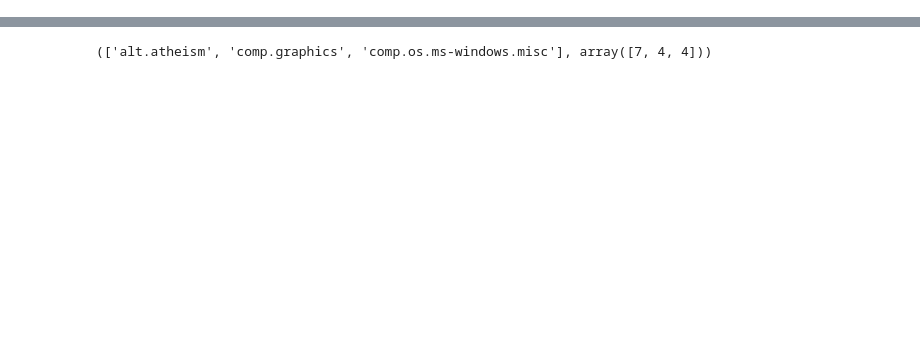
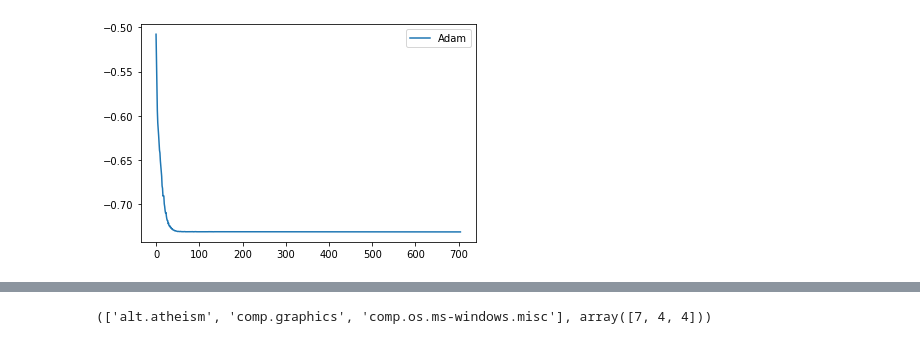
Before and after one commit to mattilyra/pydatanyc_2019, a Jupyter notebook: Part01_prerequisites.ipynb, the cells around one changed output, grey strips where cells are left out. Drawn from its saved outputs; the diff is of its cells as text; code cells hidden in the pictures; blank space fills up the shorter version.

```diff
--- a/Part01_prerequisites.ipynb
+++ b/Part01_prerequisites.ipynb
@@ -119,0 +160,5 @@ plt.plot(losses)
+# %%
+plt.plot(losses_adam, label='Adam');
+plt.legend();
+# %% [output]
+[figure, added]
```
Also changed, not shown: parts of 39 cells of this notebook, 4 other files.
